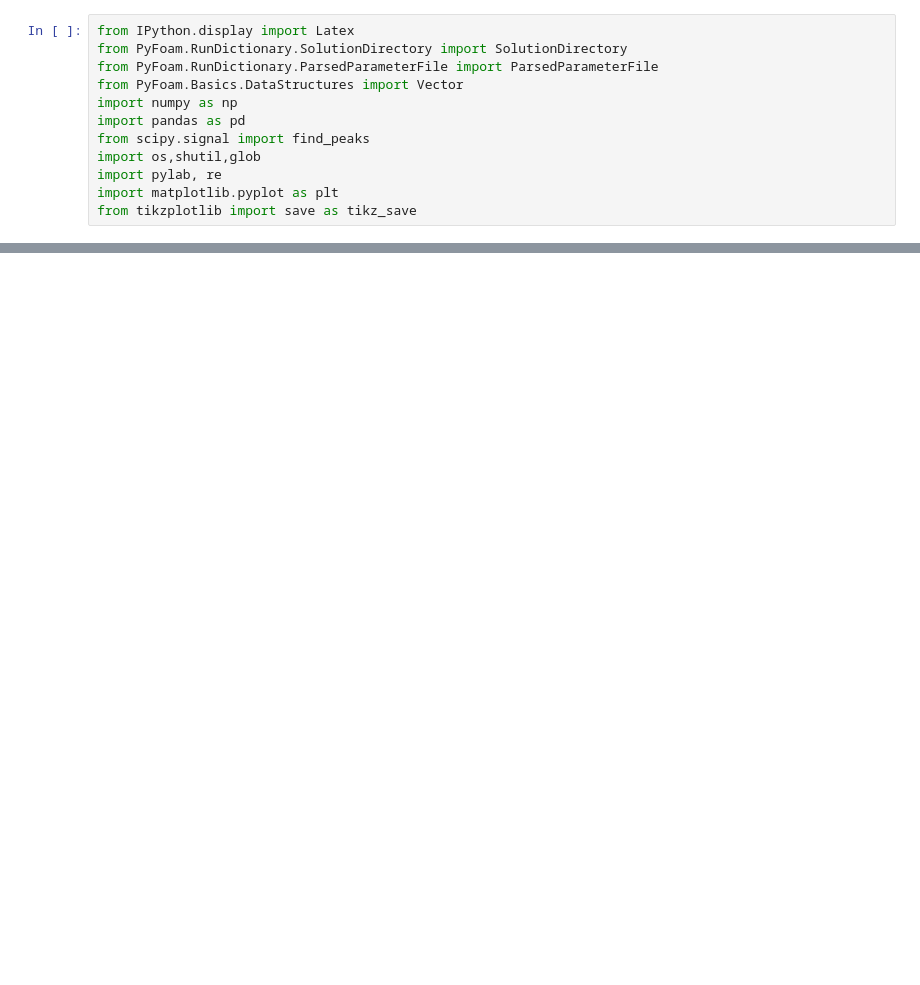
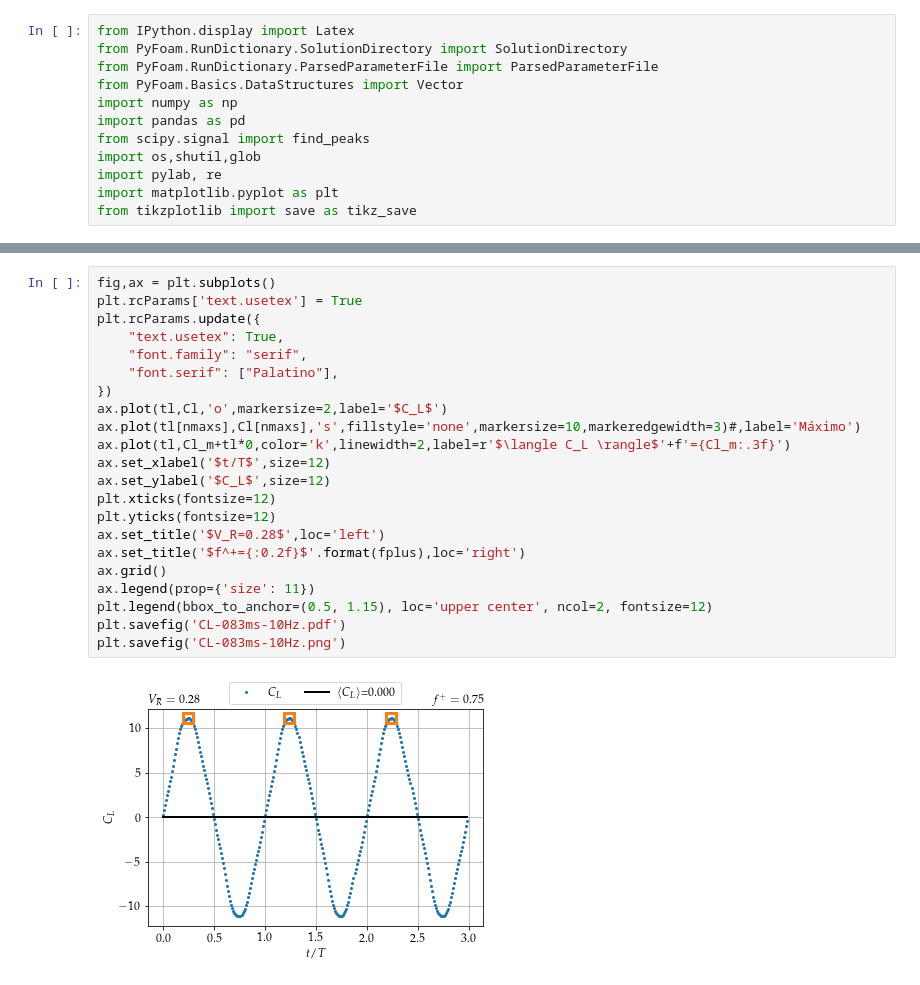
Before and after one commit to AndresPedemonteFIUBA/alaBatiente, a Jupyter notebook: Scripts/lee_fuerza.ipynb, the cells around one changed output, grey strips where cells are left out. Cells and saved outputs as stored; diff of their text form; blank space fills up the shorter version.

```diff
--- a/Scripts/lee_fuerza.ipynb
+++ b/Scripts/lee_fuerza.ipynb
@@ -36,0 +62,24 @@ tikz_save('CD_ref.tikz')
+# %%
+fig,ax = plt.subplots()
+plt.rcParams['text.usetex'] = True
+plt.rcParams.update({
+    "text.usetex": True,
+    "font.family": "serif",
+    "font.serif": ["Palatino"],
+})
+ax.plot(tl,Cl,'o',markersize=2,label='$C_L$')
+ax.plot(tl[nmaxs],Cl[nmaxs],'s',fillstyle='none',markersize=10,markeredgewidth=3)#,label='Máximo')
+ax.plot(tl,Cl_m+tl*0,color='k',linewidth=2,label=r'$\langle C_L \rangle$'+f'={Cl_m:.3f}')
+ax.set_xlabel('$t/T$',size=12)
+ax.set_ylabel('$C_L$',size=12)
+plt.xticks(fontsize=12)
+plt.yticks(fontsize=12)
+ax.set_title('$V_R=0.28$',loc='left')
+ax.set_title('$f^+={:0.2f}$'.format(fplus),loc='right')
+ax.grid()
+ax.legend(prop={'size': 11})
+plt.legend(bbox_to_anchor=(0.5, 1.15), loc='upper center', ncol=2, fontsize=12)
+plt.savefig('CL-083ms-10Hz.pdf')
+plt.savefig('CL-083ms-10Hz.png')
+# %% [output]
+[figure, added]
```
Also changed, not shown: parts of 8 cells of this notebook, 3 other files.
